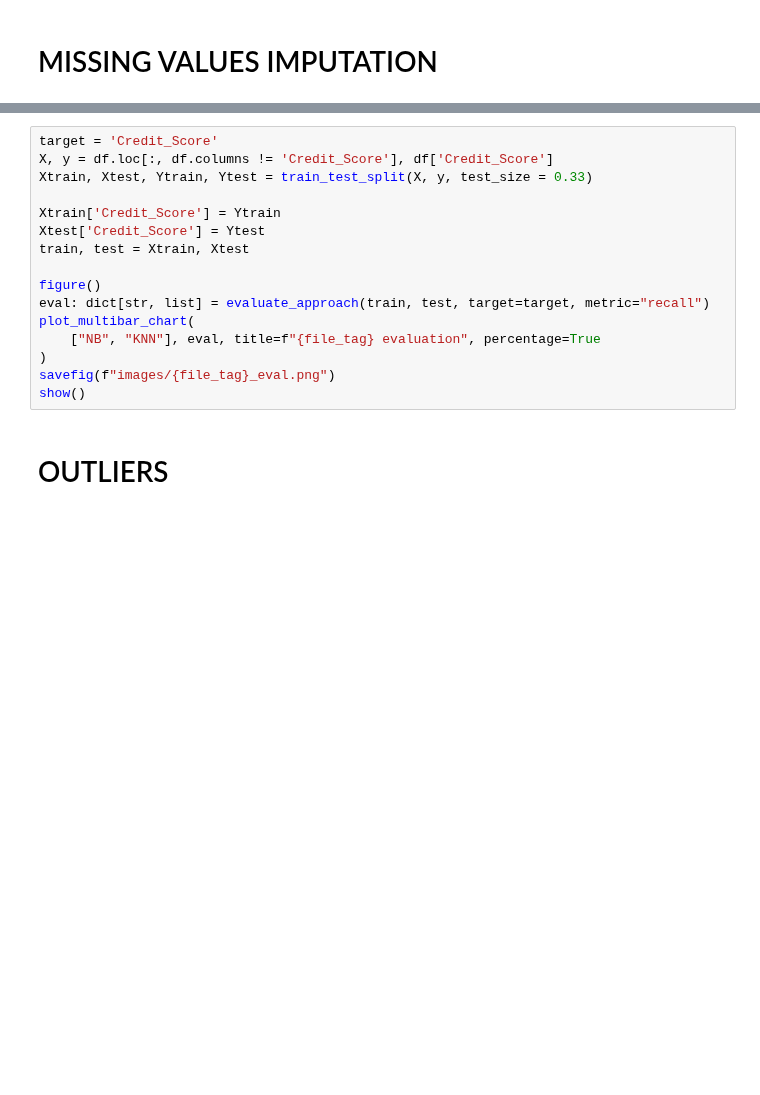
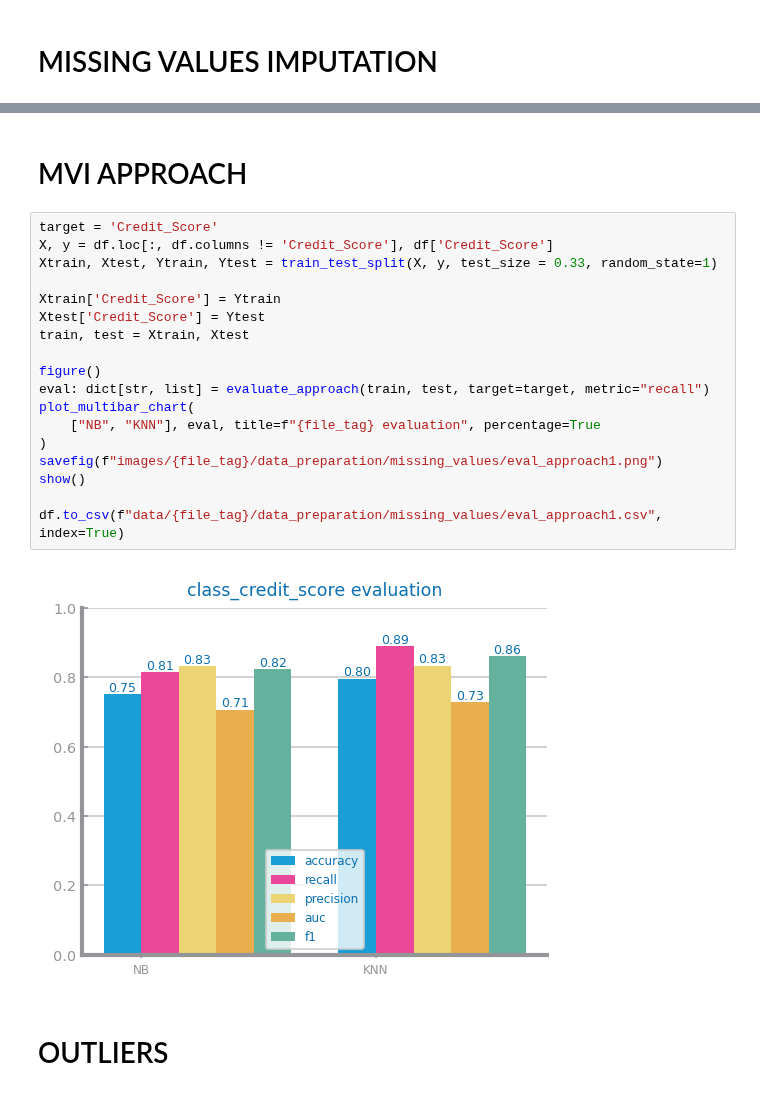
Before and after one commit to raquelfmcardoso/datascience-2023-2024-project, a Jupyter notebook: classification/credit_datapreparation.ipynb, the cells around one changed output, grey strips where cells are left out. Drawn from its saved outputs; the diff is of its cells as text; blank space fills up the shorter version.

```diff
--- a/classification/credit_datapreparation.ipynb
+++ b/classification/credit_datapreparation.ipynb
@@ -312,20 +289,26 @@ df.describe()
 8 rows × 32 columns
+# %% [markdown]
+# MVI APPROACH
 # %%
 target = 'Credit_Score'
 X, y = df.loc[:, df.columns != 'Credit_Score'], df['Credit_Score']
-Xtrain, Xtest, Ytrain, Ytest = train_test_split(X, y, test_size = 0.33)
+Xtrain, Xtest, Ytrain, Ytest = train_test_split(X, y, test_size = 0.33, random_state=1)
 
 Xtrain['Credit_Score'] = Ytrain
 Xtest['Credit_Score'] = Ytest
 train, test = Xtrain, Xtest
 
 figure()
 eval: dict[str, list] = evaluate_approach(train, test, target=target, metric="recall")
 plot_multibar_chart(
     ["NB", "KNN"], eval, title=f"{file_tag} evaluation", percentage=True
 )
-savefig(f"images/{file_tag}_eval.png")
+savefig(f"images/{file_tag}/data_preparation/missing_values/eval_approach1.png")
 show()
+
+df.to_csv(f"data/{file_tag}/data_preparation/missing_values/eval_approach1.csv", index=True)
+# %% [output]
+[figure, added]
 # %% [markdown]
 # OUTLIERS
 # %% [markdown]
```
Also changed, not shown: parts of 42 cells of this notebook, 22 other files.
